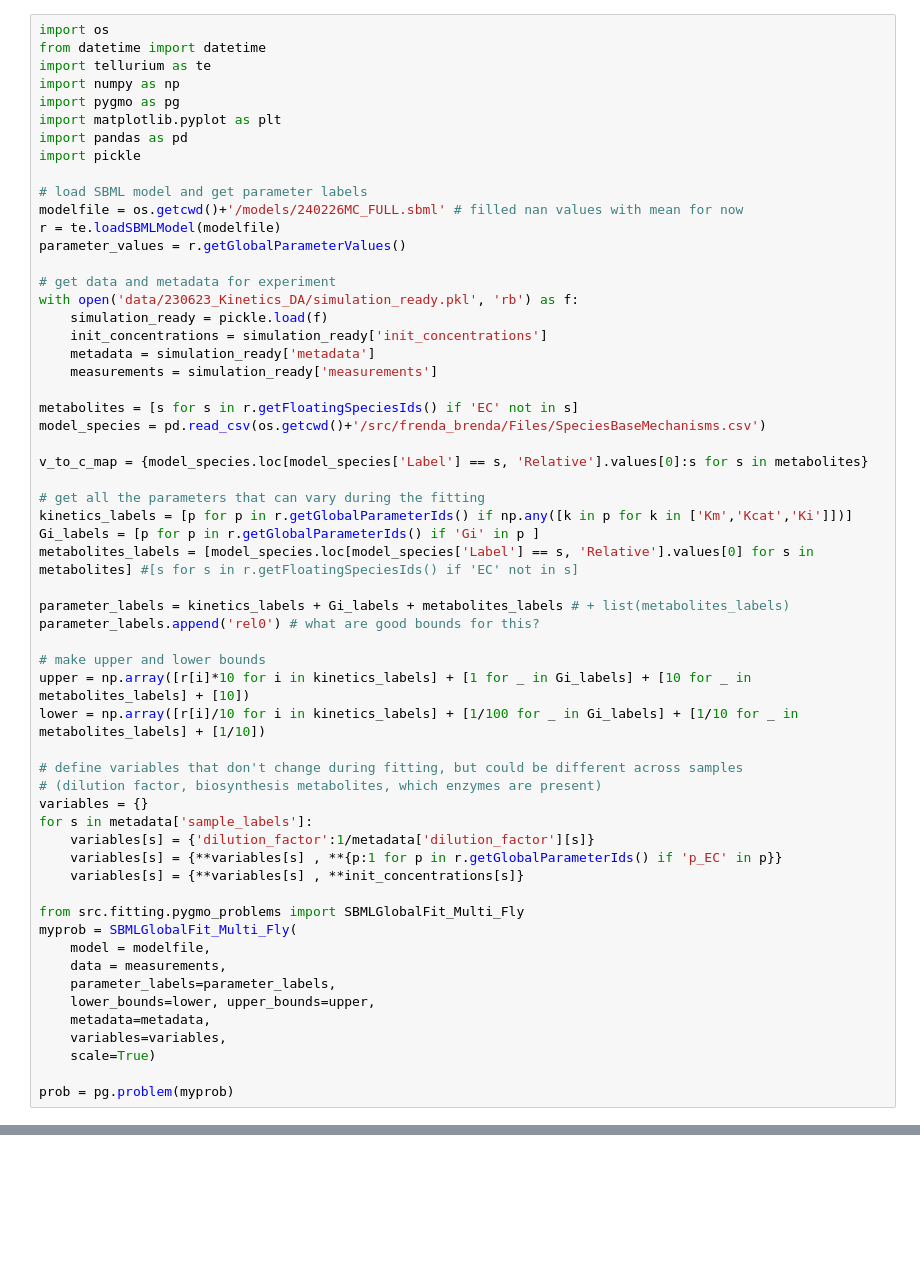
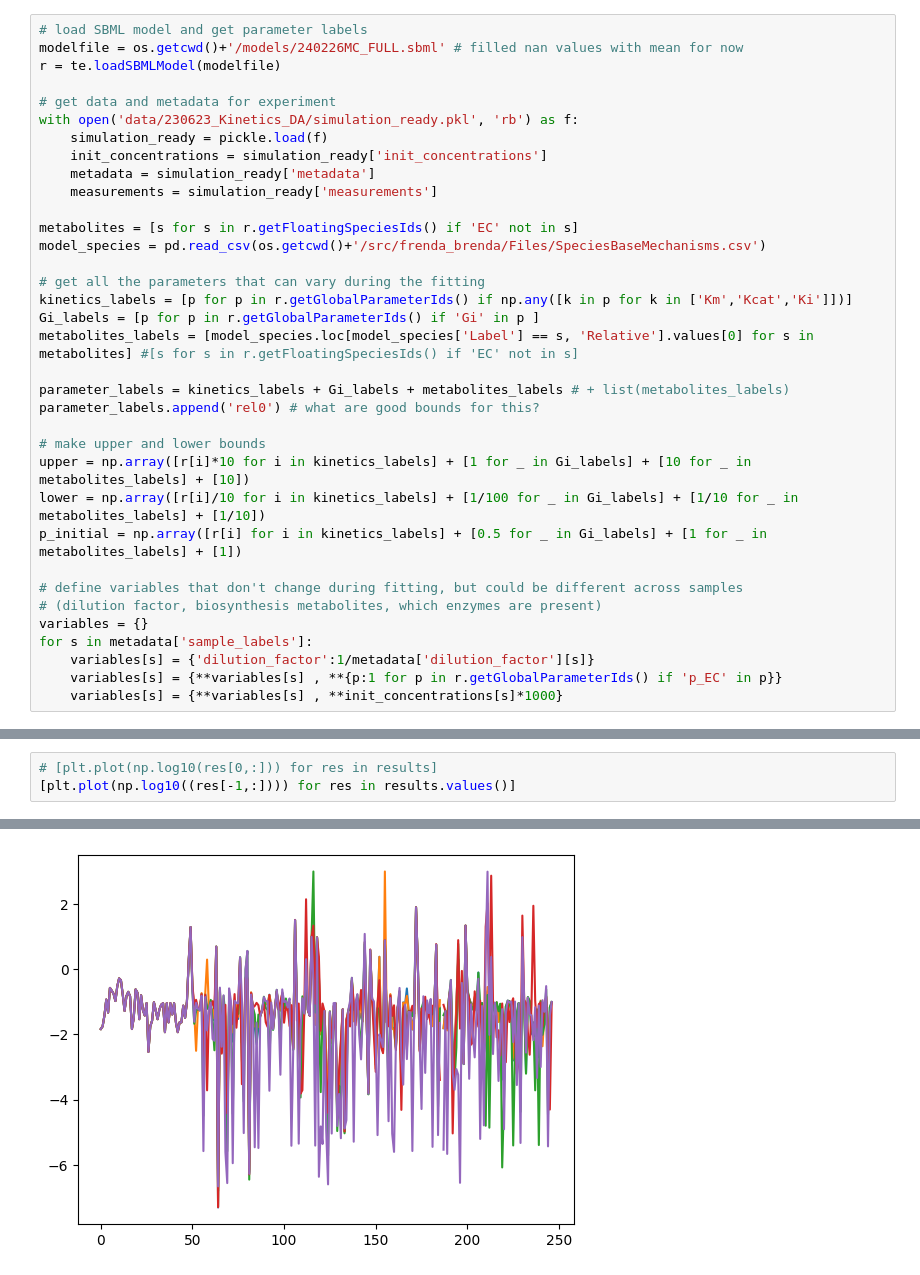
Before and after one commit to carothersresearch/ECFERS, a Jupyter notebook: test.ipynb, the cells around one changed output, grey strips where cells are left out. Drawn from its saved outputs; the diff is of its cells as text; blank space fills up the shorter version.

```diff
--- a/test.ipynb
+++ b/test.ipynb
@@ -3,17 +10,7 @@ from src.fitting.pygmo_bfes import *
 # %%
-import os
-from datetime import datetime
-import tellurium as te
-import numpy as np
-import pygmo as pg
-import matplotlib.pyplot as plt
-import pandas as pd
-import pickle
-
 # load SBML model and get parameter labels
 modelfile = os.getcwd()+'/models/240226MC_FULL.sbml' # filled nan values with mean for now
 r = te.loadSBMLModel(modelfile)
-parameter_values = r.getGlobalParameterValues()
 
 # get data and metadata for experiment
 with open('data/230623_Kinetics_DA/simulation_ready.pkl', 'rb') as f:
@@ -24,8 +21,6 @@ with open('data/230623_Kinetics_DA/simulation_ready.pkl', 'rb') as f:
 
 metabolites = [s for s in r.getFloatingSpeciesIds() if 'EC' not in s]
 model_species = pd.read_csv(os.getcwd()+'/src/frenda_brenda/Files/SpeciesBaseMechanisms.csv')
-
-v_to_c_map = {model_species.loc[model_species['Label'] == s, 'Relative'].values[0]:s for s in metabolites}
 
 # get all the parameters that can vary during the fitting
 kinetics_labels = [p for p in r.getGlobalParameterIds() if np.any([k in p for k in ['Km','Kcat','Ki']])]
@@ -38,6 +33,7 @@ parameter_labels.append('rel0') # what are good bounds for this?
 # make upper and lower bounds
 upper = np.array([r[i]*10 for i in kinetics_labels] + [1 for _ in Gi_labels] + [10 for _ in metabolites_labels] + [10])
 lower = np.array([r[i]/10 for i in kinetics_labels] + [1/100 for _ in Gi_labels] + [1/10 for _ in metabolites_labels] + [1/10])
+p_initial = np.array([r[i] for i in kinetics_labels] + [0.5 for _ in Gi_labels] + [1 for _ in metabolites_labels] + [1])
 
 # define variables that don't change during fitting, but could be different across samples
 # (dilution factor, biosynthesis metabolites, which enzymes are present)
@@ -45,16 +41,4 @@ variables = {}
 for s in metadata['sample_labels']:
     variables[s] = {'dilution_factor':1/metadata['dilution_factor'][s]}
     variables[s] = {**variables[s] , **{p:1 for p in r.getGlobalParameterIds() if 'p_EC' in p}}
-    variables[s] = {**variables[s] , **init_concentrations[s]}
-
-from src.fitting.pygmo_problems import SBMLGlobalFit_Multi_Fly
-myprob = SBMLGlobalFit_Multi_Fly(
-    model = modelfile,
-    data = measurements,
-    parameter_labels=parameter_labels,
-    lower_bounds=lower, upper_bounds=upper,
-    metadata=metadata,
-    variables=variables,
-    scale=True)
-
-prob = pg.problem(myprob)
+    variables[s] = {**variables[s] , **init_concentrations[s]*1000}
@@ -110,0 +70,4 @@ NameError: name 'RoadRunner' is not defined
+# %%
+# [plt.plot(np.log10(res[0,:])) for res in results]
+[plt.plot(np.log10((res[-1,:]))) for res in results.values()]
+# %% [output]
@@ -110,0 +80 @@ NameError: name 'RoadRunner' is not defined
+[figure, added]
```
Also changed, not shown: parts of 19 cells of this notebook, 6 other files.
